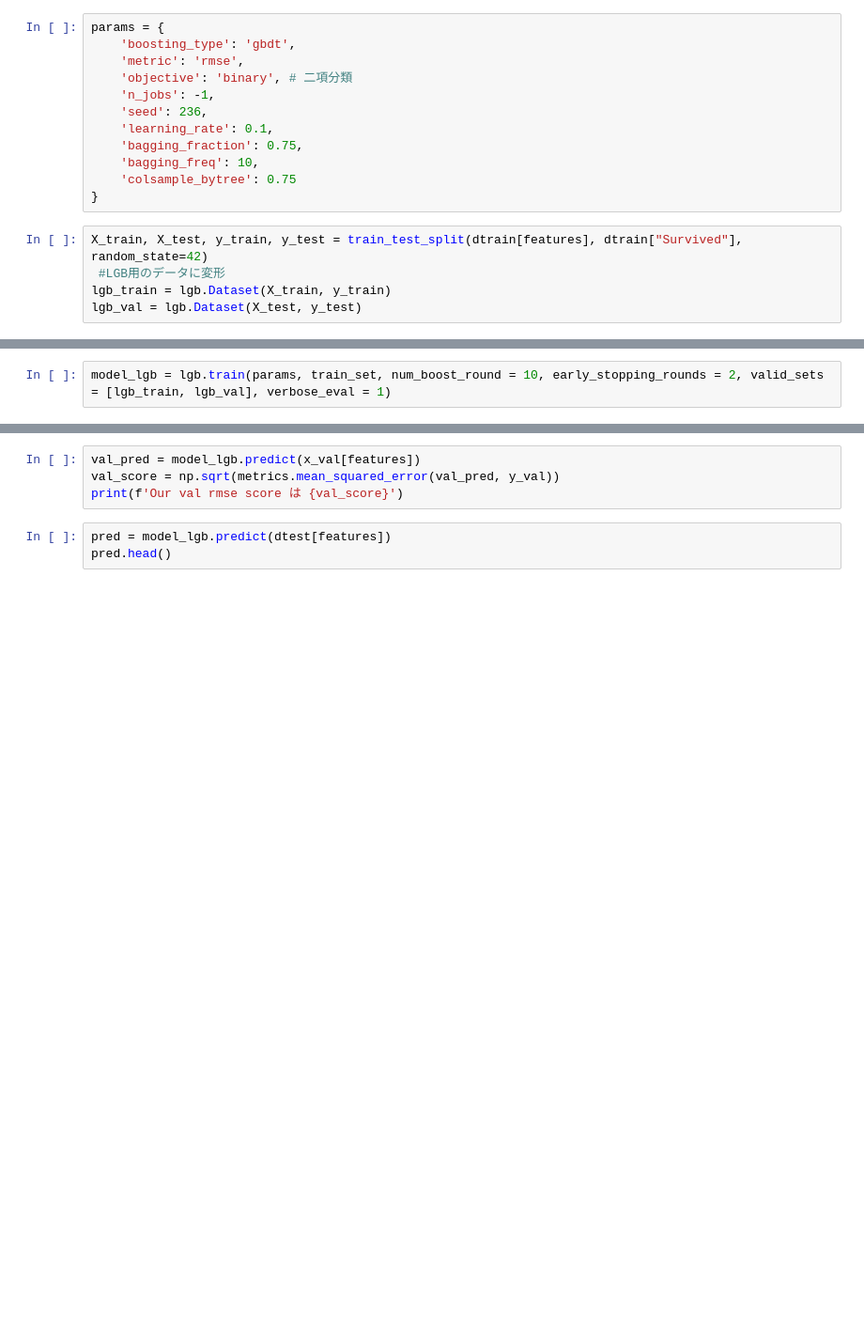
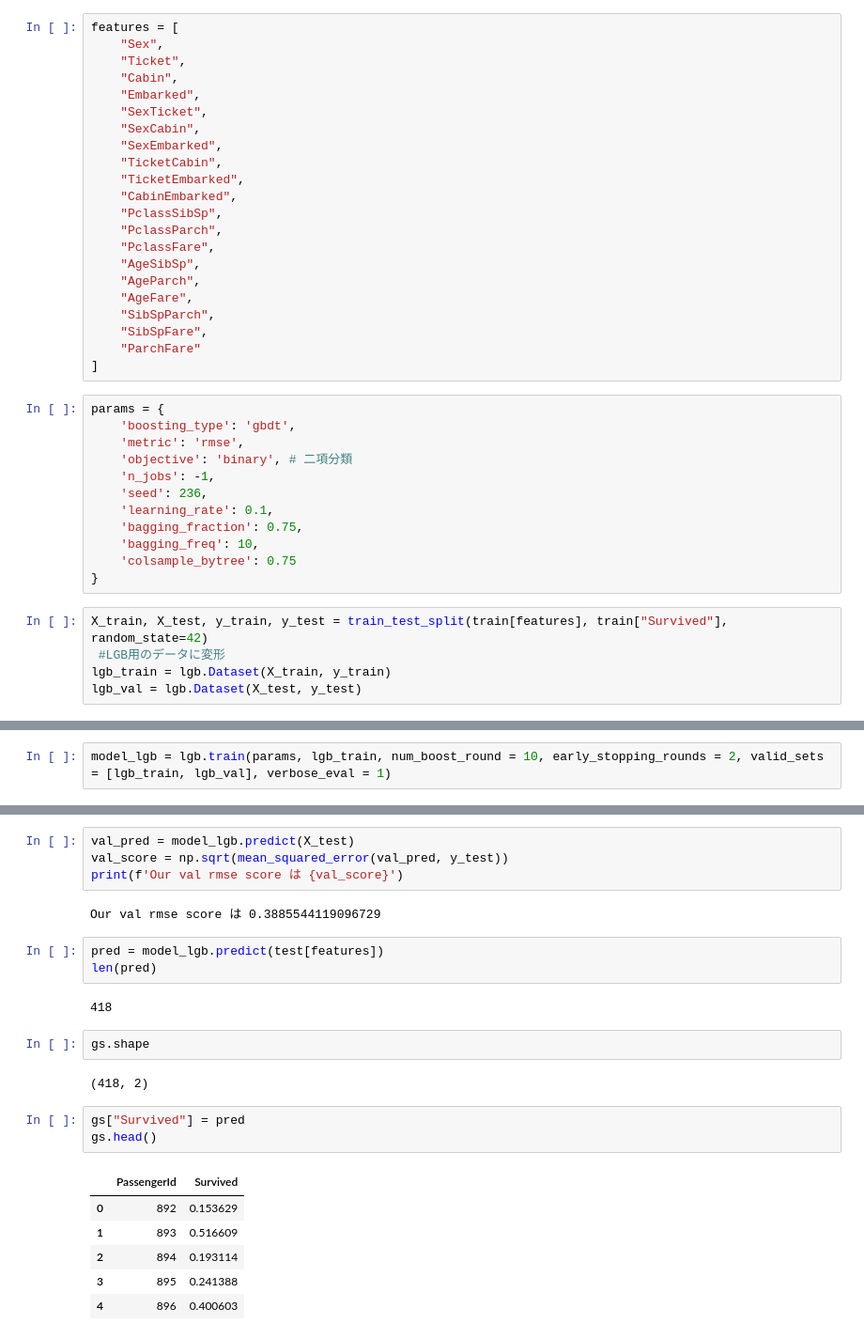
Before and after one commit to KJMAN678/xfeat, a Jupyter notebook: titanic_xfeat.ipynb, the cells around one changed output, grey strips where cells are left out. Shown at 94% size. Drawn from its saved outputs; the diff is of its cells as text; blank space fills up the shorter version.

```diff
--- a/titanic_xfeat.ipynb
+++ b/titanic_xfeat.ipynb
@@ -443,3 +497,25 @@ features = [
+# %%
+features = [
+    "Sex",
+    "Ticket",
+    "Cabin",
+    "Embarked",
+    "SexTicket",
+    "SexCabin",
+    "SexEmbarked",
+    "TicketCabin",
+    "TicketEmbarked",
+    "CabinEmbarked",
+    "PclassSibSp",
+    "PclassParch",
+    "PclassFare",
+    "AgeSibSp",
+    "AgeParch",
+    "AgeFare",
+    "SibSpParch",
+    "SibSpFare",
+    "ParchFare"
+]
 # %%
 params = {
     'boosting_type': 'gbdt',
@@ -453,7 +529,7 @@ params = {
     'colsample_bytree': 0.75
 }
 # %%
-X_train, X_test, y_train, y_test = train_test_split(dtrain[features], dtrain["Survived"], random_state=42)
+X_train, X_test, y_train, y_test = train_test_split(train[features], train["Survived"], random_state=42)
  #LGB用のデータに変形
 lgb_train = lgb.Dataset(X_train, y_train)
 lgb_val = lgb.Dataset(X_test, y_test)
@@ -463,2 +536,2 @@ val_set = lgb.Dataset(x_val[features], y_val)
 # %%
-model_lgb = lgb.train(params, train_set, num_boost_round = 10, early_stopping_rounds = 2, valid_sets = [lgb_train, lgb_val], verbose_eval = 1)
+model_lgb = lgb.train(params, lgb_train, num_boost_round = 10, early_stopping_rounds = 2, valid_sets = [lgb_train, lgb_val], verbose_eval = 1)
@@ -465,7 +552,25 @@ model_lgb = lgb.train(params, train_set, num_boost_round = 10, early_stopping_ro
 # %%
-val_pred = model_lgb.predict(x_val[features])
-val_score = np.sqrt(metrics.mean_squared_error(val_pred, y_val))
+val_pred = model_lgb.predict(X_test)
+val_score = np.sqrt(mean_squared_error(val_pred, y_test))
 print(f'Our val rmse score は {val_score}')
+# %% [output]
+Our val rmse score は 0.3885544119096729
 # %%
-pred = model_lgb.predict(dtest[features])
-pred.head()
+pred = model_lgb.predict(test[features])
+len(pred)
+# %% [output]
+418
+# %%
+gs.shape
+# %% [output]
+(418, 2)
+# %%
+gs["Survived"] = pred
+gs.head()
+# %% [output]
+|  | PassengerId | Survived |
+| 0 | 892 | 0.153629 |
+| 1 | 893 | 0.516609 |
+| 2 | 894 | 0.193114 |
+| 3 | 895 | 0.241388 |
+| 4 | 896 | 0.400603 |
```
Also changed, not shown: parts of 26 cells of this notebook, 1 other file.
